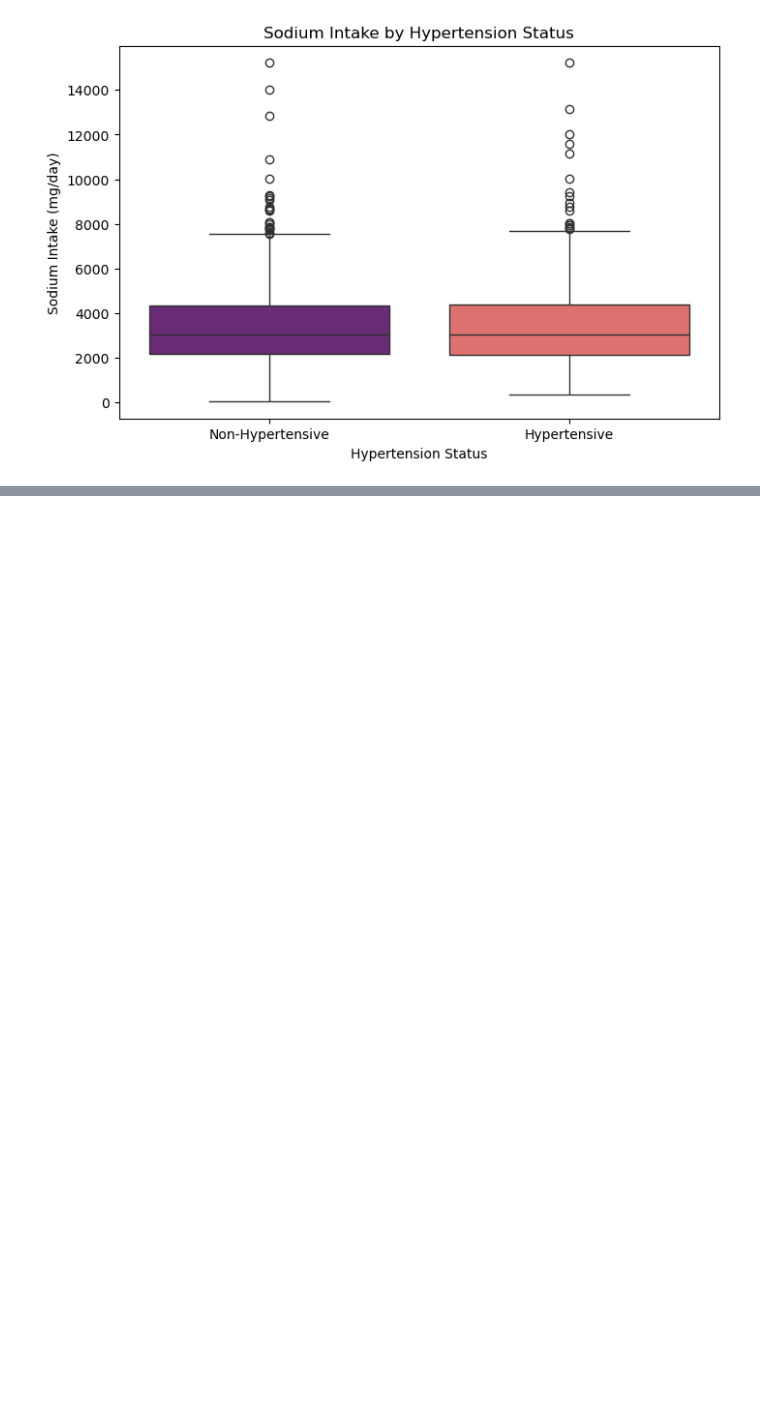
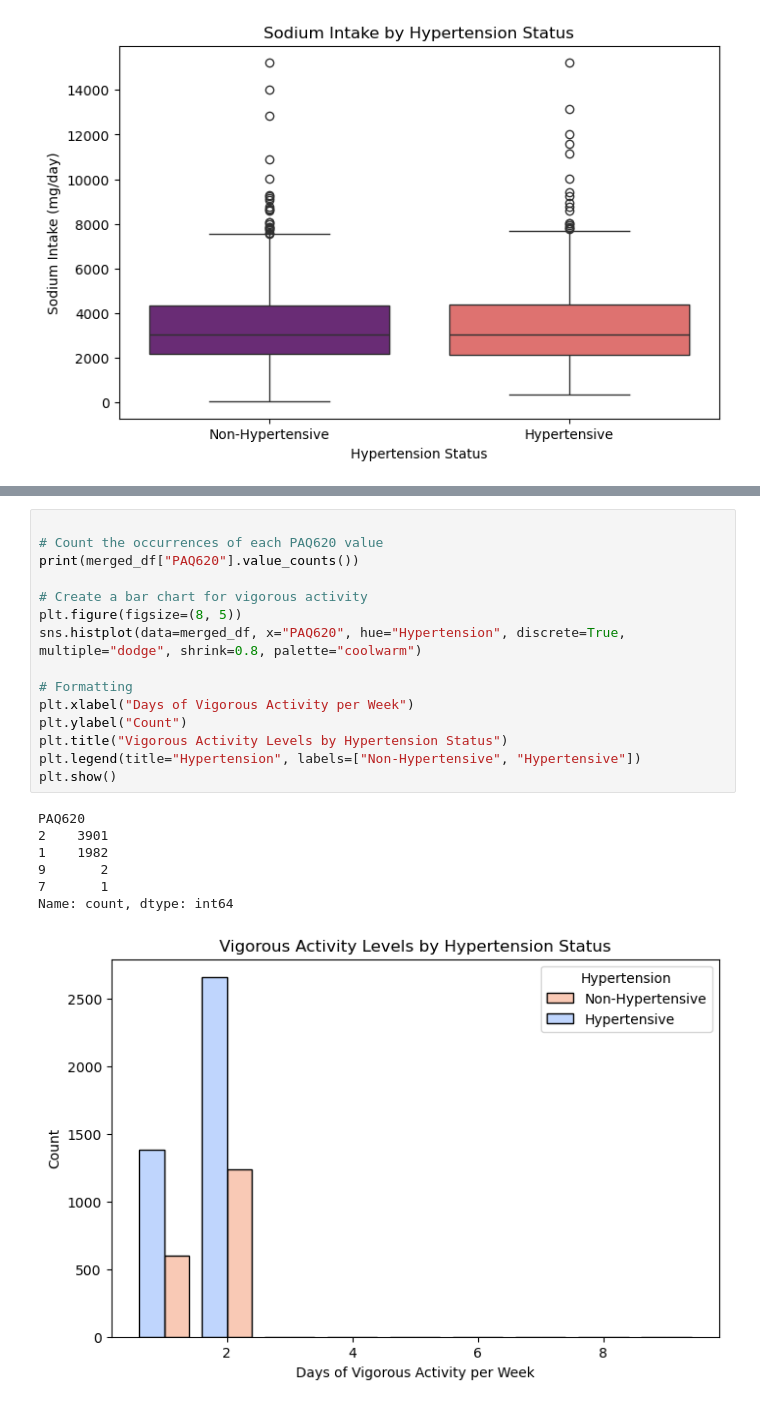
Before and after one commit to OrlandoBrandon/orlandobrandon.github.io, a Jupyter notebook: Project 2 Data mining /Project 2 Blood Pressure analysis.ipynb, the cells around one changed output, grey strips where cells are left out. Drawn from its saved outputs; the diff is of its cells as text; blank space fills up the shorter version.

```diff
--- a/Project 2 Data mining /Project 2 Blood Pressure analysis.ipynb
+++ b/Project 2 Data mining /Project 2 Blood Pressure analysis.ipynb
@@ -166,0 +431,23 @@ Passing `palette` without assigning `hue` is deprecated and will be removed in v
+# %%
+
+# Count the occurrences of each PAQ620 value
+print(merged_df["PAQ620"].value_counts())
+
+# Create a bar chart for vigorous activity
+plt.figure(figsize=(8, 5))
+sns.histplot(data=merged_df, x="PAQ620", hue="Hypertension", discrete=True, multiple="dodge", shrink=0.8, palette="coolwarm")
+
+# Formatting
+plt.xlabel("Days of Vigorous Activity per Week")
+plt.ylabel("Count")
+plt.title("Vigorous Activity Levels by Hypertension Status")
+plt.legend(title="Hypertension", labels=["Non-Hypertensive", "Hypertensive"])
+plt.show()
+# %% [output]
+PAQ620
+2    3901
+1    1982
+9       2
+7       1
+Name: count, dtype: int64
+[figure, added]
```
Also changed, not shown: parts of 37 cells of this notebook, 12 other files.
